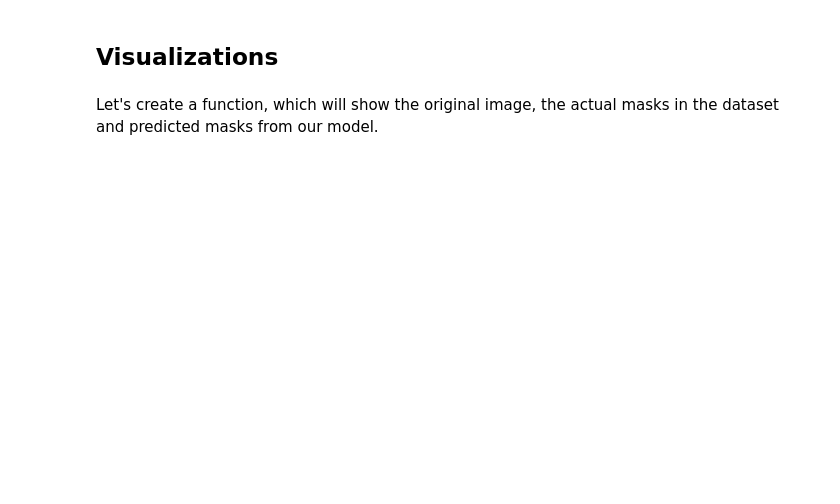
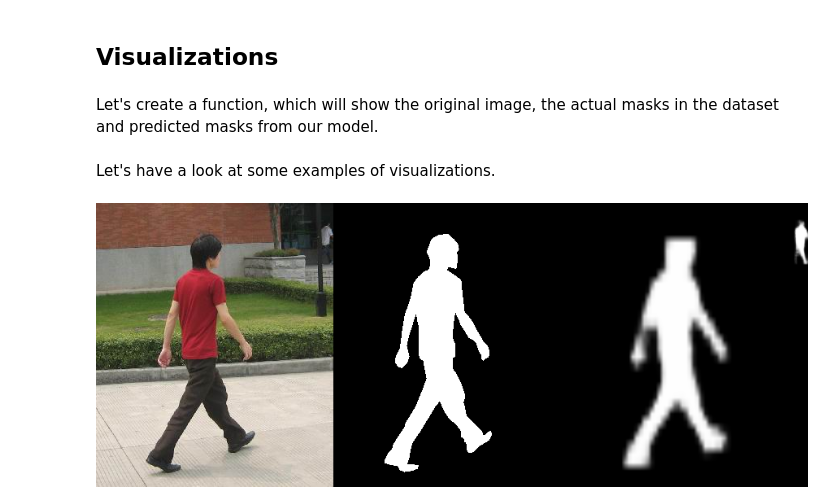
Before and after one commit to LukashevichIlya/CV-1C, a Jupyter notebook: Instance segmentation/Instance segmentation.ipynb, the cells around one changed output. Drawn from its saved outputs; the diff is of its cells as text; code cells hidden in the pictures; blank space fills up the shorter version.

Commit message:
added more visualizations and comments

```diff
--- a/Instance segmentation/Instance segmentation.ipynb
+++ b/Instance segmentation/Instance segmentation.ipynb
@@ -213,3 +213,9 @@ def visualize_predictions(model, val_dataset, index, alignment='horizontal'):
         new_image.paste(predicted_mask, (0, image.height + real_mask.height))
 
     return new_image
+# %% [markdown]
+Let's have a look at some examples of visualizations.
+# %%
+visualize_predictions(model, val_dataset, 0, alignment='horizontal')
+# %% [output]
+[figure, added]
```
Also changed, not shown: parts of 8 cells of this notebook.
